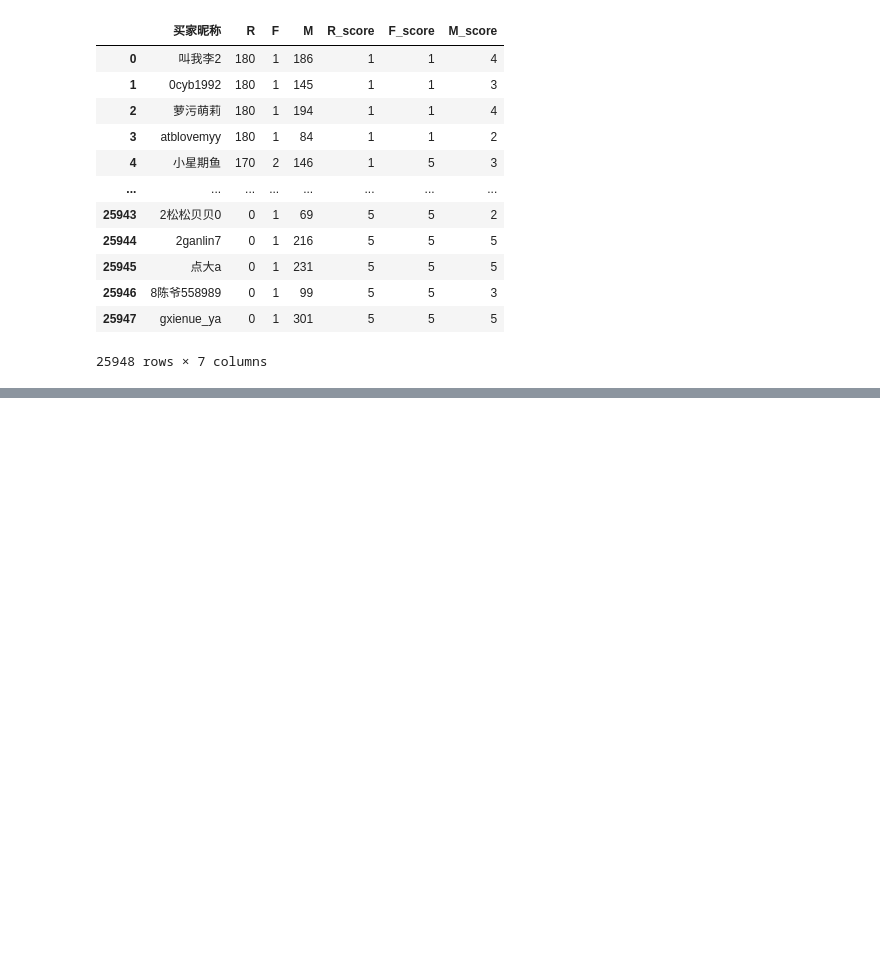
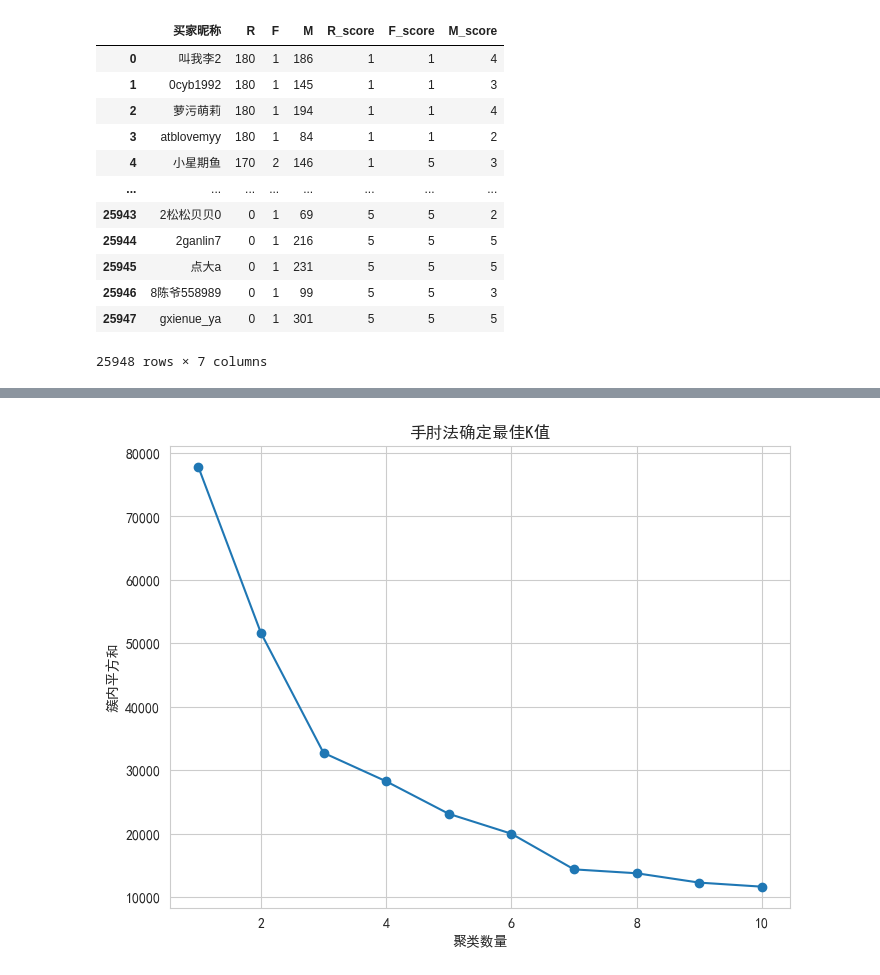
Before and after one commit to AmazingYe-oss/user-persona-ecomm, a Jupyter notebook: 电商用户画像分析.ipynb, the cells around one changed output, grey strips where cells are left out. Cells and saved outputs as stored; diff of their text form; code cells hidden in the pictures; blank space fills up the shorter version.

```diff
--- a/电商用户画像分析.ipynb
+++ b/电商用户画像分析.ipynb
@@ -129,0 +138,20 @@ rfm
+# %%
+def get_rfm_label(r,f,m,r_avg,f_avg,m_avg):
+    if r >= r_avg and f >= f_avg and m >= m_avg:
+        return '重要价值客户'
+    elif r<r_avg and f >= f_avg and m >= m_avg:
+        return '重要保持客户'
+    elif r >= r_avg and f<f_avg and m >= m_avg:
+        return '重要发展客户'
+    elif r >= r_avg and f >= f_avg and m < m_avg:
+        return '一般价值客户'
+    elif r < r_avg and f < f_avg and m >= m_avg:
+        return '重要挽留客户'
+    elif r < r_avg and f >= f_avg and m < m_avg:
+        return '一般保持客户'
+    elif r >= r_avg and f < f_avg and m < m_avg:
+        return '新客户'
+    elif r < r_avg and f < f_avg and m < m_avg:
+        return '流失客户'
+# %%
+rfm['label'] = rfm.apply(lambda row: get_rfm_label(row['R_score'], row['F_score'], row['M_score'], r_avg, f_avg, m_avg), axis=1)
@@ -146,3 +179,12 @@ data_m
 # %%
-data = pd.merge(data, data_f, on='买家昵称', how='left')
-data = pd.merge(data, data_m, on='买家昵称', how='left')
+rfm_features = rfm[['R', 'F', 'M']]
+scaler = StandardScaler()
+rfm_features_scaled = scaler.fit_transform(rfm_features)
+rfm_features_scaled=pd.DataFrame(rfm_features_scaled, columns=rfm_features.columns)
+# %%
+inertia=[]
+k_range=range(1,11)
+for k in k_range:
+    kmeans=KMeans(n_clusters=k,random_state=42)
+    kmeans.fit(rfm_features_scaled)
+    inertia.append(kmeans.inertia_)
@@ -148,0 +209,11 @@ data = pd.merge(data, data_m, on='买家昵称', how='left')
+# %%
+plt.rcParams['font.sans-serif']=['SimHei']
+plt.rcParams['axes.unicode_minus']=False
+plt.figure(figsize=(8,6))
+plt.plot(k_range,inertia,marker='o')
+plt.xlabel('聚类数量')
+plt.ylabel('簇内平方和')
+plt.title('手肘法确定最佳K值')
+plt.show()
+# %% [output]
+[figure, added]
```
Also changed, not shown: parts of 19 cells of this notebook.
